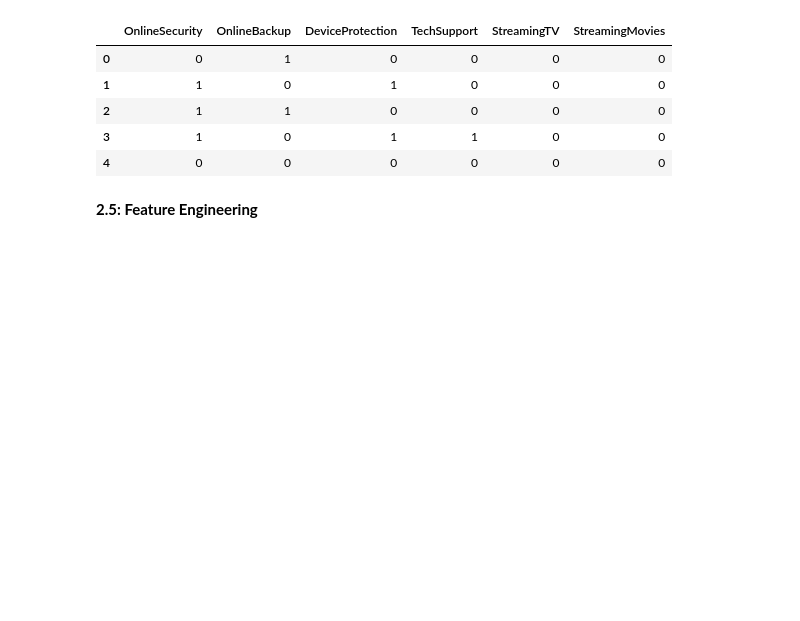
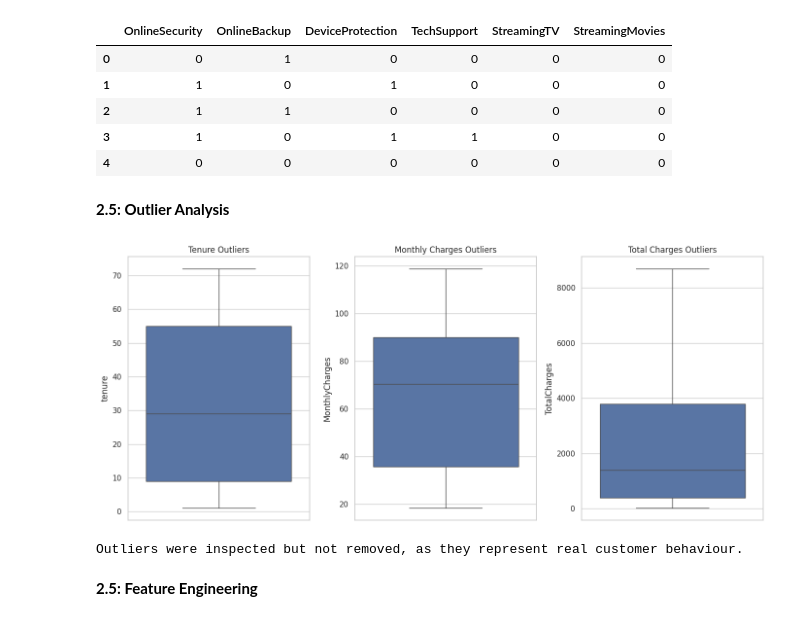
Before and after one commit to Yenuli0808/CM2604_Telco_Customer_Churn-CW, a Jupyter notebook: notebooks/Task_02/02_Data_Cleaning.ipynb, the cells around one changed output. Drawn from its saved outputs; the diff is of its cells as text; code cells hidden in the pictures; blank space fills up the shorter version.

Commit message:
add outlier checking for the code

```diff
--- a/notebooks/Task_02/02_Data_Cleaning.ipynb
+++ b/notebooks/Task_02/02_Data_Cleaning.ipynb
@@ -217,6 +217,31 @@ Quick look on Data set after conversion (first 5 rows):
 
 df["MultipleLines"] = df["MultipleLines"].replace({"No phone service": "No"})
 df["MultipleLines"] = df["MultipleLines"].map({"Yes": 1, "No": 0})
+# %% [markdown]
+**2.5: Outlier Analysis**
+# %%
+# Boxplots for Outlier Inspection
+plt.figure(figsize=(14,6))
+
+plt.subplot(1,3,1)
+sns.boxplot(y=df["tenure"])
+plt.title("Tenure Outliers")
+
+plt.subplot(1,3,2)
+sns.boxplot(y=df["MonthlyCharges"])
+plt.title("Monthly Charges Outliers")
+
+plt.subplot(1,3,3)
+sns.boxplot(y=df["TotalCharges"])
+plt.title("Total Charges Outliers")
+
+plt.tight_layout()
+plt.show()
+
+print("\nOutliers were inspected but not removed, as they represent real customer behaviour.")
+# %% [output]
+[figure, added]
+Outliers were inspected but not removed, as they represent real customer behaviour.
 # %% [markdown]
 **2.5: Feature Engineering**
 # %%
```
